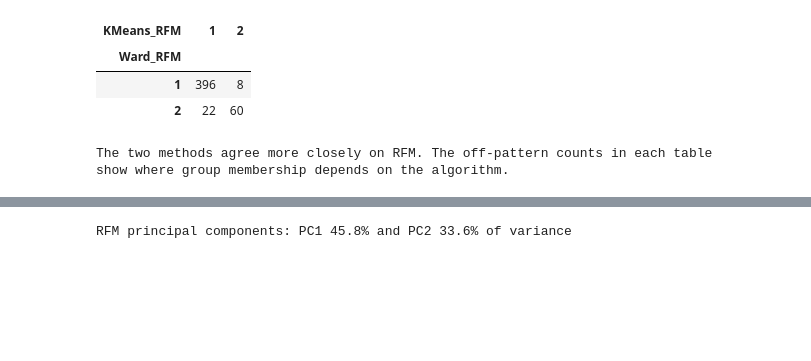
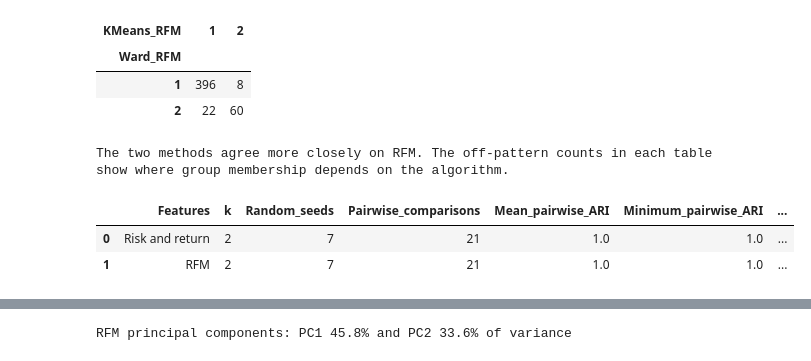
Before and after one commit to Shavina-143/CRM-CW1_w2083673, a Jupyter notebook: CWK1_SP500_Analysis.ipynb, the cells around one changed output, grey strips where cells are left out. Cells and saved outputs as stored; diff of their text form; code cells hidden in the pictures; blank space fills up the shorter version.

Commit message:
Add clustering stability and Recency sensitivity analysis

```diff
--- a/CWK1_SP500_Analysis.ipynb
+++ b/CWK1_SP500_Analysis.ipynb
@@ -1523,3 +1523,79 @@ RFM | Ward vs K-means ARI = 0.700
 | 1 | 396 | 8 |
 | 2 | 22 | 60 |
 The two methods agree more closely on RFM. The off-pattern counts in each table show where group membership depends on the algorithm.
+# %%
+
+# K-means stability check across different random seeds
+
+from itertools import combinations
+from sklearn.cluster import KMeans
+from sklearn.metrics import adjusted_rand_score
+
+stability_seeds = [0, 1, 7, 21, 42, 100, 2026]
+
+stability_results = []
+stability_labels = {}
+
+for name, X_scaled in matrices.items():
+
+    k = int(selected.loc[('K-means', name), 'k'])
+
+    labels_by_seed = {}
+
+    # Refit K-means using different random seeds
+    for seed in stability_seeds:
+
+        model = KMeans(
+            n_clusters=k,
+            random_state=seed,
+            n_init=N_INIT
+        )
+
+        labels_by_seed[seed] = model.fit_predict(X_scaled)
+
+    stability_labels[name] = labels_by_seed
+
+    # Compare every pair of random-seed solutions
+    pairwise_ari = []
+
+    for seed_a, seed_b in combinations(stability_seeds, 2):
+
+        ari = adjusted_rand_score(
+            labels_by_seed[seed_a],
+            labels_by_seed[seed_b]
+        )
+
+        pairwise_ari.append(ari)
+
+    # Compare each solution with the original seed 42
+    baseline_ari = [
+        adjusted_rand_score(
+            labels_by_seed[42],
+            labels_by_seed[seed]
+        )
+        for seed in stability_seeds
+        if seed != 42
+    ]
+
+    stability_results.append({
+        'Features': name,
+        'k': k,
+        'Random_seeds': len(stability_seeds),
+        'Pairwise_comparisons': len(pairwise_ari),
+        'Mean_pairwise_ARI': np.mean(pairwise_ari),
+        'Minimum_pairwise_ARI': np.min(pairwise_ari),
+        'Mean_ARI_vs_seed42': np.mean(baseline_ari)
+    })
+
+stability_table = pd.DataFrame(stability_results)
+
+display(stability_table.round(3))
+
+stability_table.to_csv(
+    OUTPUT_DIR / 'kmeans_stability.csv',
+    index=False
+)
+# %% [output]
+|  | Features | k | Random_seeds | Pairwise_comparisons | Mean_pairwise_ARI | Minimum_pairwise_ARI | ... |
+| 0 | Risk and return | 2 | 7 | 21 | 1.0 | 1.0 | ... |
+| 1 | RFM | 2 | 7 | 21 | 1.0 | 1.0 | ... |
```
Also changed, not shown: parts of 18 cells of this notebook.
